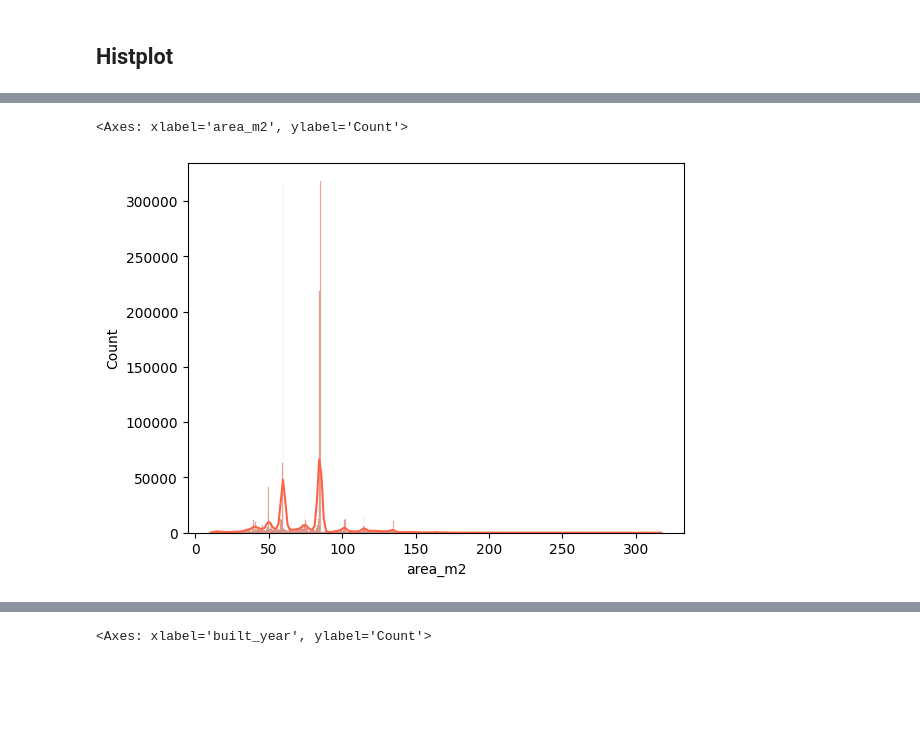
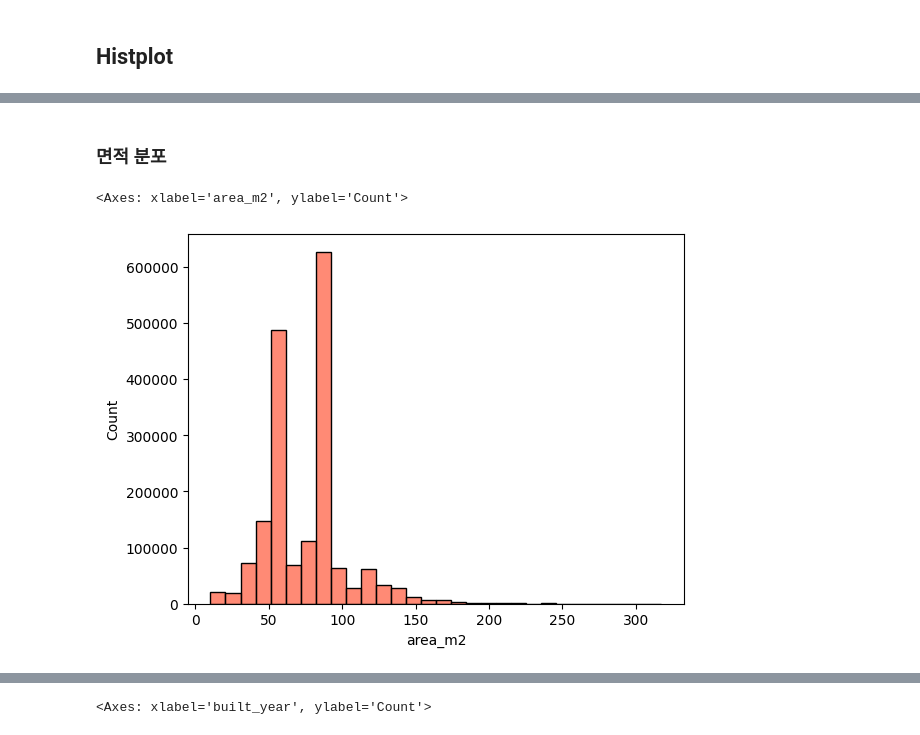
Before and after one commit to boostcampaitech7/level2-competitiveds-recsys-03, a Jupyter notebook: zerovirus_EDA.ipynb, the cells around one changed output, grey strips where cells are left out. Saved outputs shown, nothing was run; the diff lists cells and outputs as text; code cells hidden in the pictures; blank space fills up the shorter version.

```diff
--- a/zerovirus_EDA.ipynb
+++ b/zerovirus_EDA.ipynb
@@ -129,5 +144,7 @@ for i, feature in enumerate(train_data.columns):
+# %% [markdown]
+### 면적 분포
 # %%
-sns.histplot(data=train_data, x="area_m2", color="tomato", kde=True)
+sns.histplot(data=train_data, x="area_m2", color="tomato", bins=30)
 # %% [output]
 <Axes: xlabel='area_m2', ylabel='Count'>
-[figure, old version]
+[figure, new version]
```
Also changed, not shown: parts of 30 cells of this notebook.
